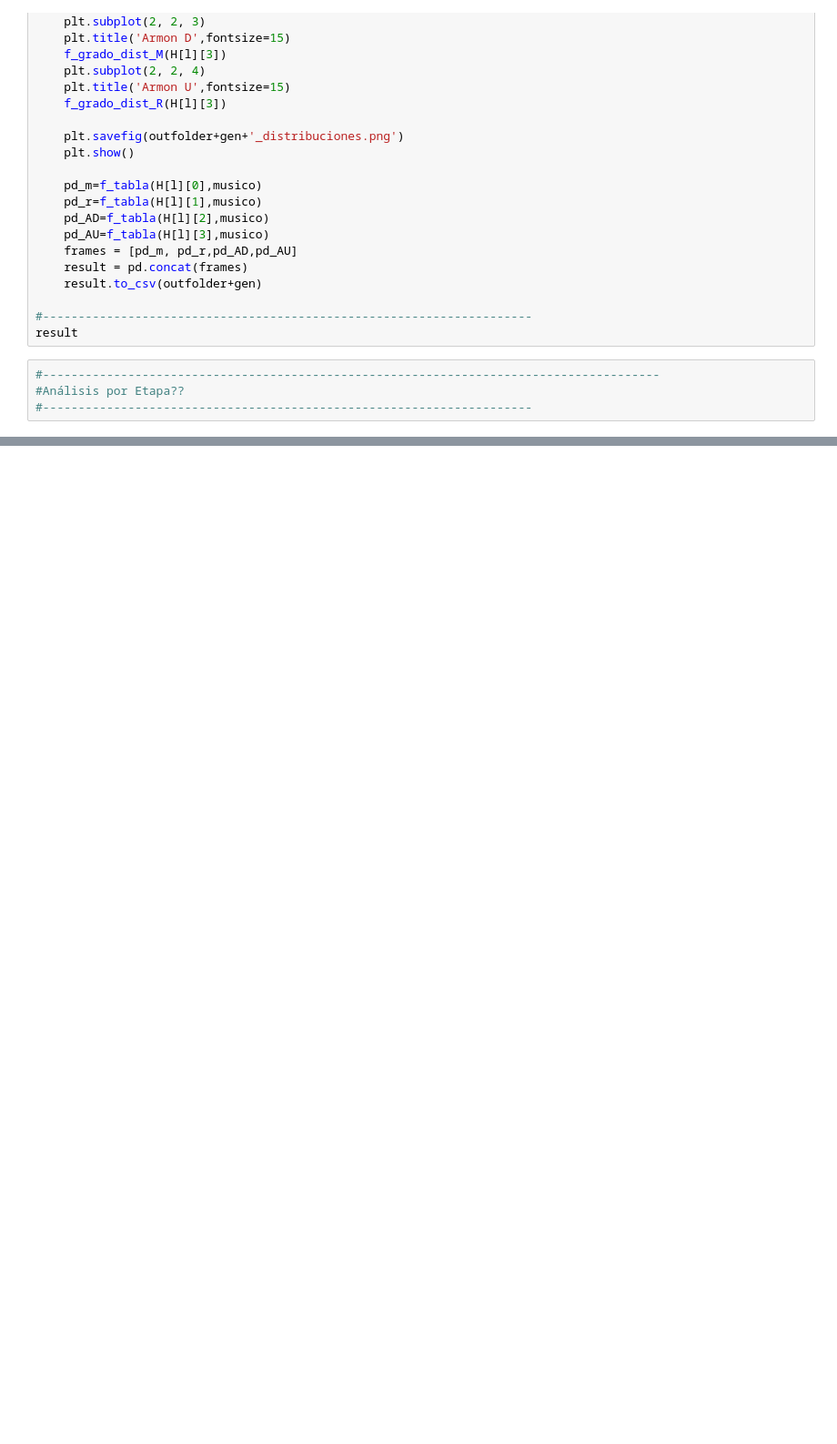
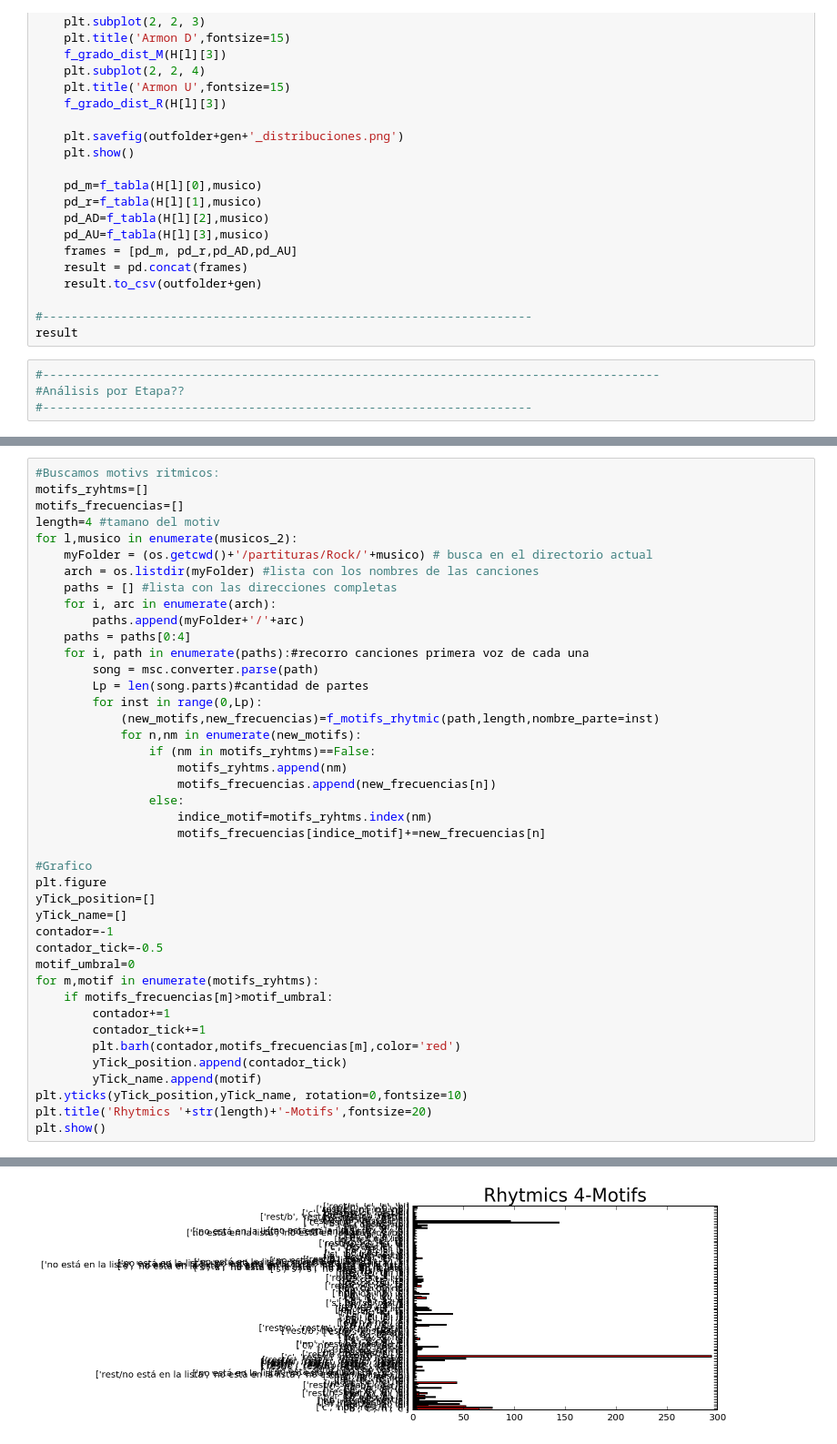
Before and after one commit to Redes2018/TP_esp, a Jupyter notebook: Main.ipynb, the cells around one changed output, grey strips where cells are left out. Shown at 91% size. Cells and saved outputs as stored; diff of their text form; blank space fills up the shorter version.

```diff
--- a/Main.ipynb
+++ b/Main.ipynb
@@ -326,0 +388,43 @@ result
+# %%
+#Buscamos motivs ritmicos:
+motifs_ryhtms=[]
+motifs_frecuencias=[]
+length=4 #tamano del motiv
+for l,musico in enumerate(musicos_2):
+    myFolder = (os.getcwd()+'/partituras/Rock/'+musico) # busca en el directorio actual
+    arch = os.listdir(myFolder) #lista con los nombres de las canciones
+    paths = [] #lista con las direcciones completas
+    for i, arc in enumerate(arch):
+        paths.append(myFolder+'/'+arc)
+    paths = paths[0:4]
+    for i, path in enumerate(paths):#recorro canciones primera voz de cada una
+        song = msc.converter.parse(path)
+        Lp = len(song.parts)#cantidad de partes
+        for inst in range(0,Lp):
+            (new_motifs,new_frecuencias)=f_motifs_rhytmic(path,length,nombre_parte=inst)
+            for n,nm in enumerate(new_motifs):
+                if (nm in motifs_ryhtms)==False:
+                    motifs_ryhtms.append(nm)
+                    motifs_frecuencias.append(new_frecuencias[n])
+                else:
+                    indice_motif=motifs_ryhtms.index(nm)
+                    motifs_frecuencias[indice_motif]+=new_frecuencias[n]
+
+#Grafico
+plt.figure
+yTick_position=[]
+yTick_name=[]
+contador=-1
+contador_tick=-0.5
+motif_umbral=0
+for m,motif in enumerate(motifs_ryhtms):
+    if motifs_frecuencias[m]>motif_umbral:
+        contador+=1
+        contador_tick+=1
+        plt.barh(contador,motifs_frecuencias[m],color='red')
+        yTick_position.append(contador_tick)
+        yTick_name.append(motif)
+plt.yticks(yTick_position,yTick_name, rotation=0,fontsize=10)
+plt.title('Rhytmics '+str(length)+'-Motifs',fontsize=20)
+plt.show()
+# %% [output]
@@ -326,0 +449 @@ result
+[figure, added]
```
Also changed, not shown: parts of 6 cells of this notebook, 1 other file.
